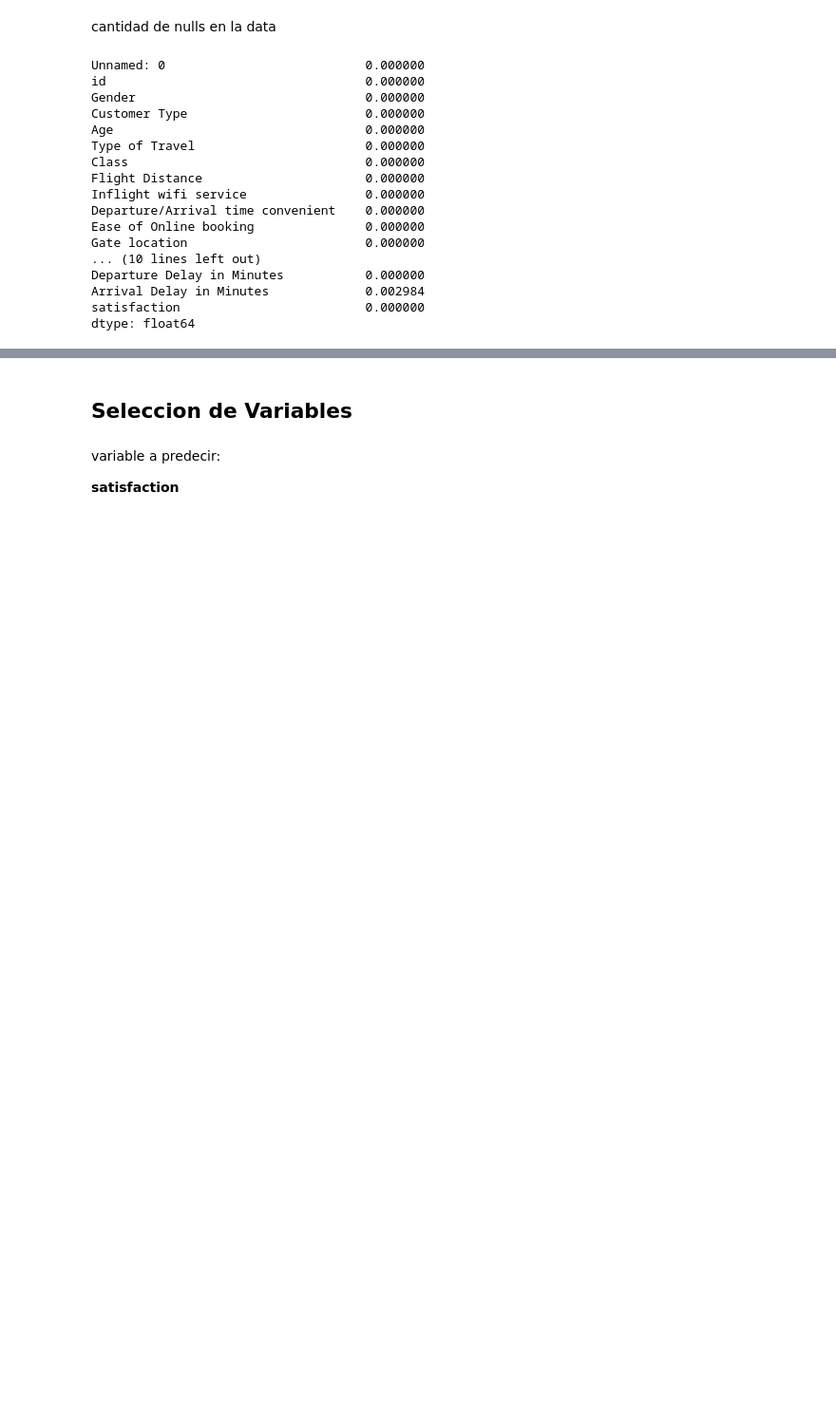
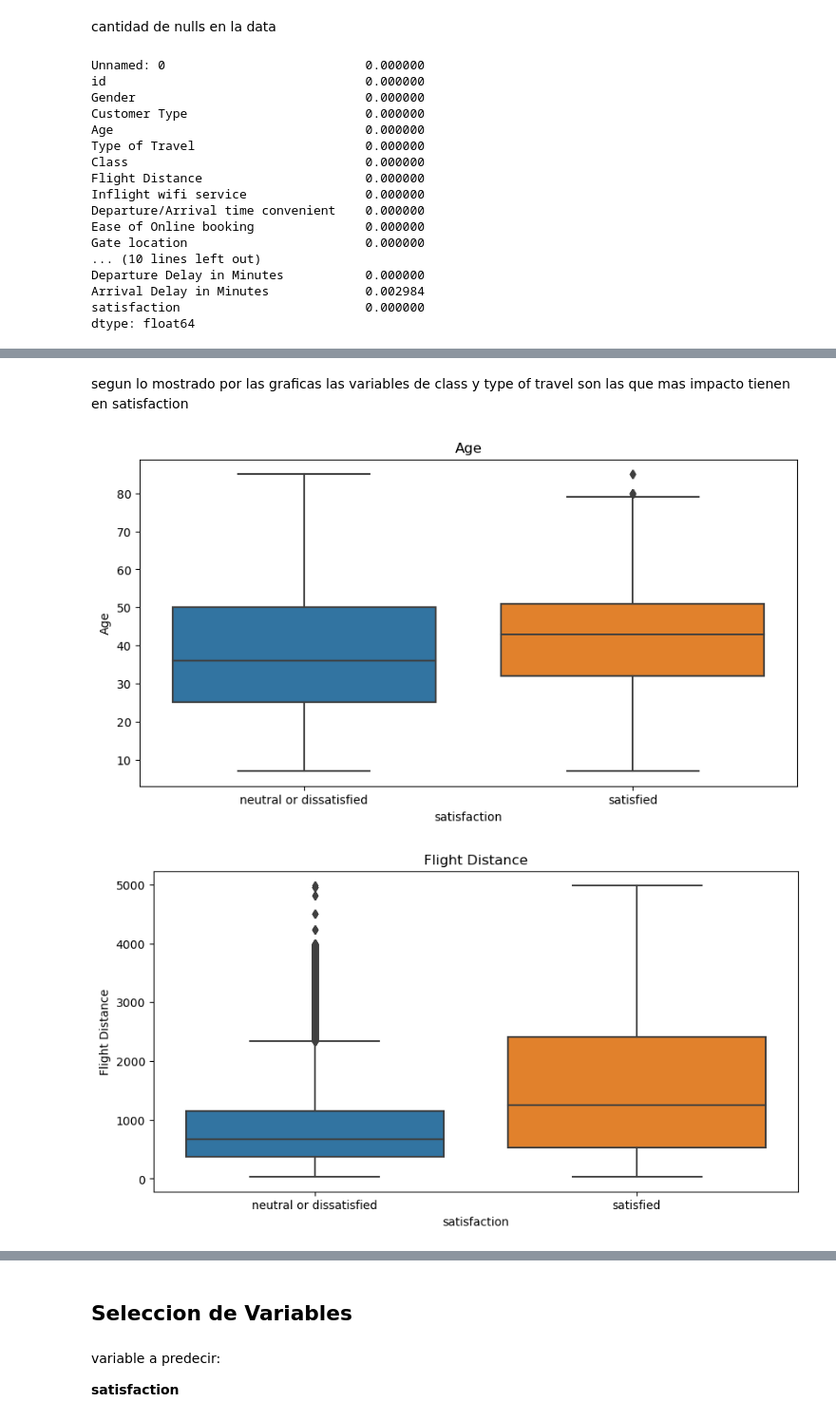
Before and after one commit to am23006810/StatisticalLearningI-ProyectoFinal, a Jupyter notebook: proyectofinal.ipynb, the cells around one changed output, grey strips where cells are left out. Shown at 95% size. Saved outputs shown, nothing was run; the diff lists cells and outputs as text; code cells hidden in the pictures; blank space fills up the shorter version.

```diff
--- a/proyectofinal.ipynb
+++ b/proyectofinal.ipynb
@@ -131,0 +136,15 @@ for col in dataTrain.columns:
+# %% [markdown]
+segun lo mostrado por las graficas las variables de class y type of travel son las que mas impacto tienen en satisfaction
+# %%
+cont_wo_id = continuas.copy()
+cont_wo_id.remove('id')
+cont_wo_id.remove('Unnamed: 0')
+
+for colName in cont_wo_id:
+  plt.figure(figsize=(10,5))
+  sns.boxplot(x=dataTrain['satisfaction'],y=dataTrain[colName])
+  plt.title(colName)
+  plt.show()
+# %% [output]
+[figure, added]
+[figure, added]
```
Also changed, not shown: parts of 8 cells of this notebook.
